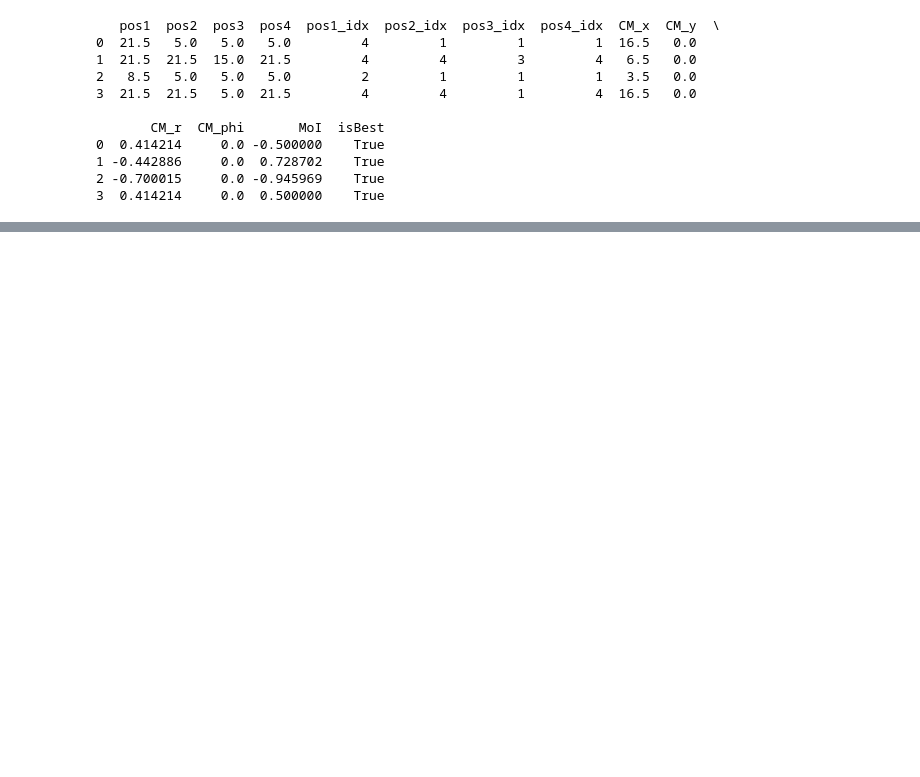
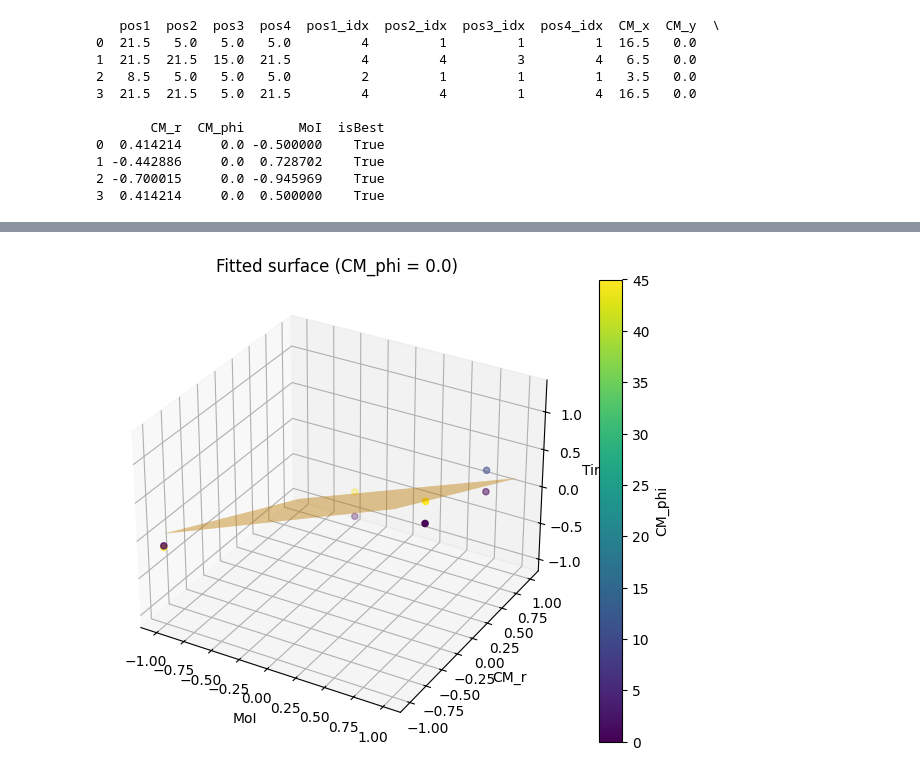
Before and after one commit to Fantastic-Fabian/Doe, a Jupyter notebook: Project.ipynb, the cells around one changed output, grey strips where cells are left out. Saved outputs shown, nothing was run; the diff lists cells and outputs as text; code cells hidden in the pictures; blank space fills up the shorter version.

```diff
--- a/Project.ipynb
+++ b/Project.ipynb
@@ -181,0 +311,30 @@ df_experiment_shuffled[["pos1_idx", "pos2_idx", "pos3_idx", "pos4_idx"]].to_csv(
+# %%
+# Select a fixed phi value (mean or a representative one)
+phi_fixed = 0
+
+# Generate mesh for MoI and CM_r
+MoI_grid = np.linspace(data_1["MoI"].min(), data_1["MoI"].max(), 50)
+CMr_grid = np.linspace(data_1["CM_r"].min(), data_1["CM_r"].max(), 50)
+MoI_mesh, CMr_mesh = np.meshgrid(MoI_grid, CMr_grid)
+
+# Predict time at fixed CM_phi
+Z_pred = model_function((MoI_mesh, CMr_mesh, np.full_like(MoI_mesh, phi_fixed)), *popt)
+
+# Plot
+fig = plt.figure(figsize=(8, 6))
+ax = fig.add_subplot(111, projection="3d")
+
+# Experimental data
+sc = ax.scatter(data_1["MoI"], data_1["CM_r"], data_1["time"], c=data_1["CM_phi"], cmap="viridis", label="Data")
+
+# Fitted surface
+ax.plot_surface(MoI_mesh, CMr_mesh, Z_pred, alpha=0.5, color="orange", label="Fit")
+
+ax.set_xlabel("MoI")
+ax.set_ylabel("CM_r")
+ax.set_zlabel("Time")
+ax.set_title(f"Fitted surface (CM_phi = {phi_fixed:.1f})")
+fig.colorbar(sc, ax=ax, label="CM_phi")
+plt.show()
+# %% [output]
+[figure, added]
```
Also changed, not shown: parts of 7 cells of this notebook, 4 other files.
